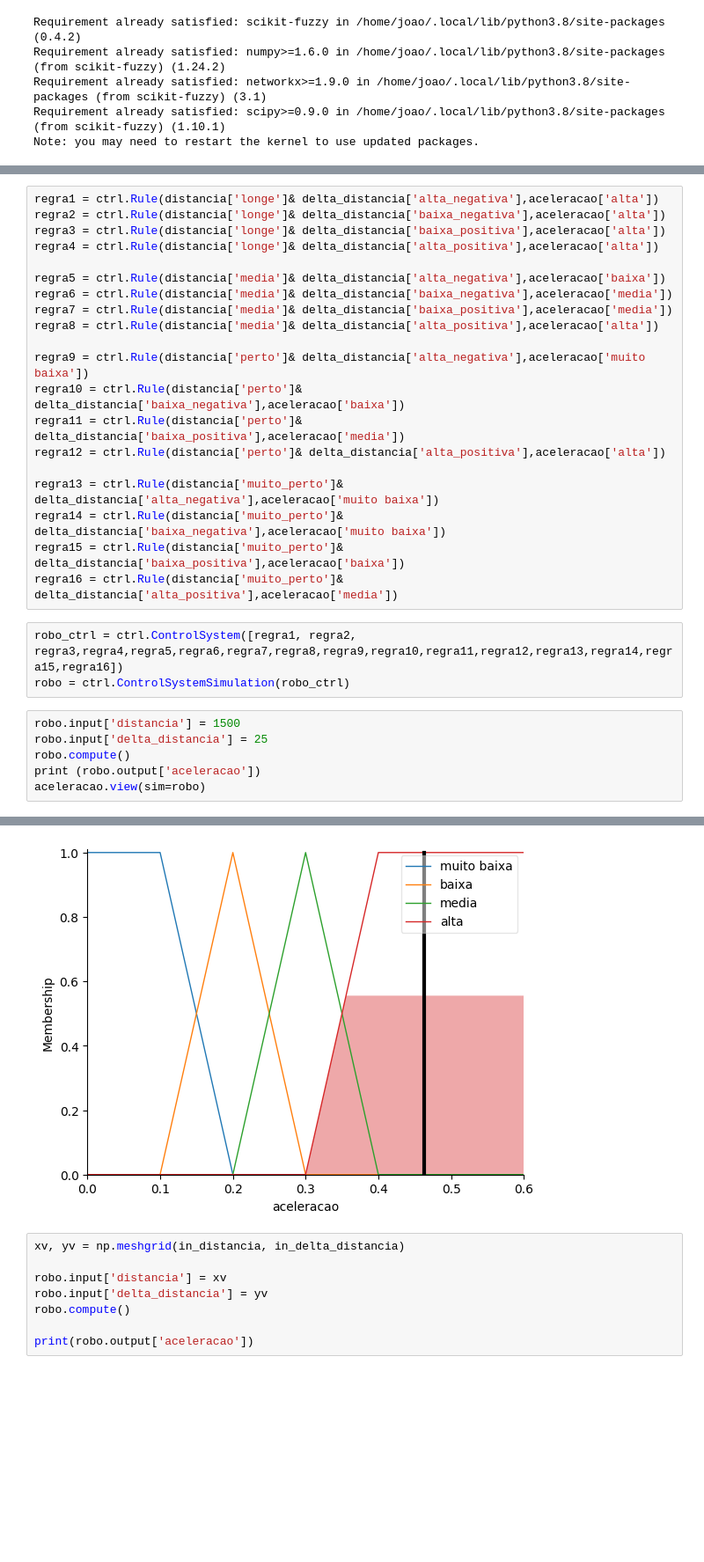
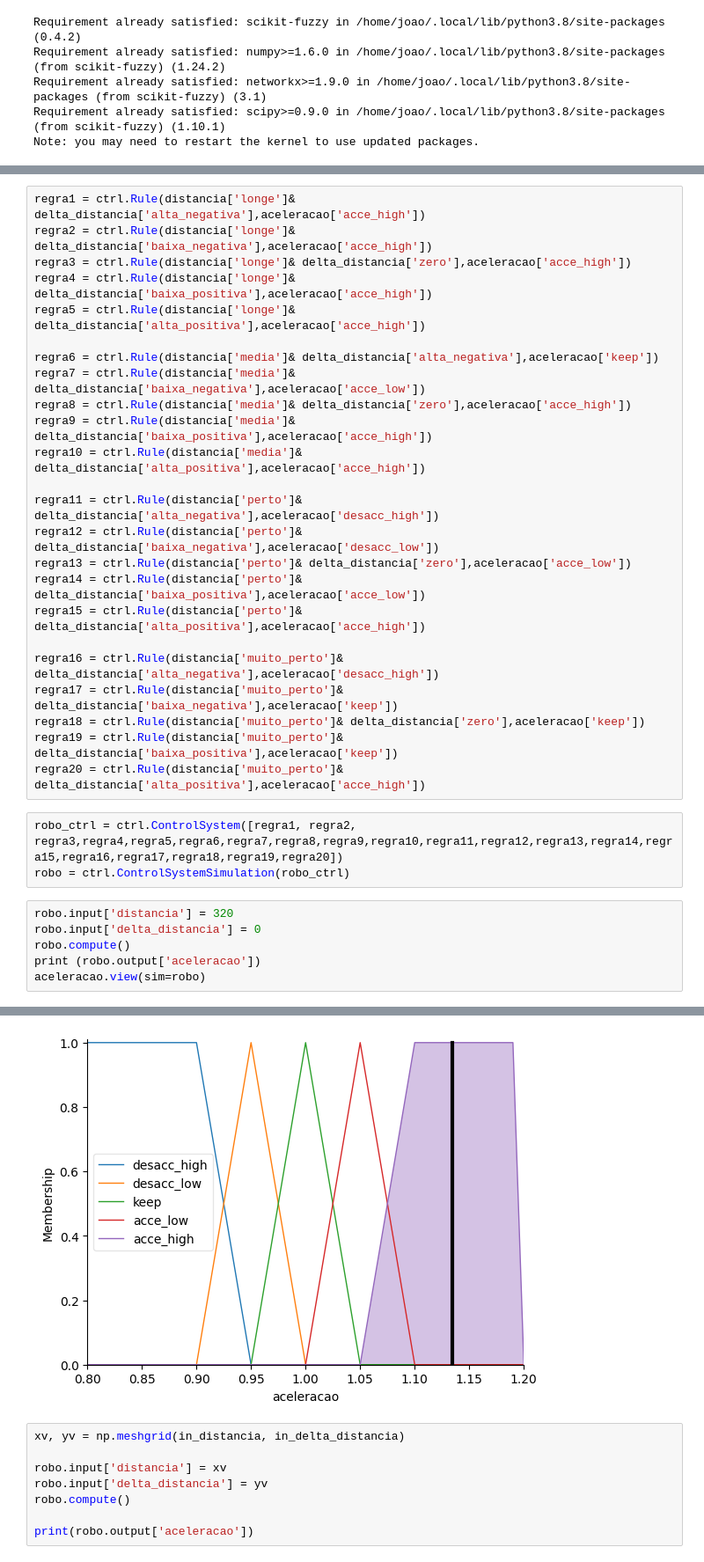
Before and after one commit to Joaohsd/vsss-fuzzylite, a Jupyter notebook: modified/MISO.ipynb, the cells around one changed output, grey strips where cells are left out. Shown at 88% size. Saved outputs shown, nothing was run; the diff lists cells and outputs as text; blank space fills up the shorter version.

Commit message:
Changed rules

```diff
--- a/modified/MISO.ipynb
+++ b/modified/MISO.ipynb
@@ -48,29 +50,33 @@ aceleracao.view()
 # %%
-regra1 = ctrl.Rule(distancia['longe']& delta_distancia['alta_negativa'],aceleracao['alta'])
-regra2 = ctrl.Rule(distancia['longe']& delta_distancia['baixa_negativa'],aceleracao['alta'])
-regra3 = ctrl.Rule(distancia['longe']& delta_distancia['baixa_positiva'],aceleracao['alta'])
-regra4 = ctrl.Rule(distancia['longe']& delta_distancia['alta_positiva'],aceleracao['alta'])
+regra1 = ctrl.Rule(distancia['longe']& delta_distancia['alta_negativa'],aceleracao['acce_high'])
+regra2 = ctrl.Rule(distancia['longe']& delta_distancia['baixa_negativa'],aceleracao['acce_high'])
+regra3 = ctrl.Rule(distancia['longe']& delta_distancia['zero'],aceleracao['acce_high'])
+regra4 = ctrl.Rule(distancia['longe']& delta_distancia['baixa_positiva'],aceleracao['acce_high'])
+regra5 = ctrl.Rule(distancia['longe']& delta_distancia['alta_positiva'],aceleracao['acce_high'])
 
-regra5 = ctrl.Rule(distancia['media']& delta_distancia['alta_negativa'],aceleracao['baixa'])
-regra6 = ctrl.Rule(distancia['media']& delta_distancia['baixa_negativa'],aceleracao['media'])
-regra7 = ctrl.Rule(distancia['media']& delta_distancia['baixa_positiva'],aceleracao['media'])
-regra8 = ctrl.Rule(distancia['media']& delta_distancia['alta_positiva'],aceleracao['alta'])
+regra6 = ctrl.Rule(distancia['media']& delta_distancia['alta_negativa'],aceleracao['keep'])
+regra7 = ctrl.Rule(distancia['media']& delta_distancia['baixa_negativa'],aceleracao['acce_low'])
+regra8 = ctrl.Rule(distancia['media']& delta_distancia['zero'],aceleracao['acce_high'])
+regra9 = ctrl.Rule(distancia['media']& delta_distancia['baixa_positiva'],aceleracao['acce_high'])
+regra10 = ctrl.Rule(distancia['media']& delta_distancia['alta_positiva'],aceleracao['acce_high'])
 
-regra9 = ctrl.Rule(distancia['perto']& delta_distancia['alta_negativa'],aceleracao['muito baixa'])
-regra10 = ctrl.Rule(distancia['perto']& delta_distancia['baixa_negativa'],aceleracao['baixa'])
-regra11 = ctrl.Rule(distancia['perto']& delta_distancia['baixa_positiva'],aceleracao['media'])
-regra12 = ctrl.Rule(distancia['perto']& delta_distancia['alta_positiva'],aceleracao['alta'])
+regra11 = ctrl.Rule(distancia['perto']& delta_distancia['alta_negativa'],aceleracao['desacc_high'])
+regra12 = ctrl.Rule(distancia['perto']& delta_distancia['baixa_negativa'],aceleracao['desacc_low'])
+regra13 = ctrl.Rule(distancia['perto']& delta_distancia['zero'],aceleracao['acce_low'])
+regra14 = ctrl.Rule(distancia['perto']& delta_distancia['baixa_positiva'],aceleracao['acce_low'])
+regra15 = ctrl.Rule(distancia['perto']& delta_distancia['alta_positiva'],aceleracao['acce_high'])
 
-regra13 = ctrl.Rule(distancia['muito_perto']& delta_distancia['alta_negativa'],aceleracao['muito baixa'])
-regra14 = ctrl.Rule(distancia['muito_perto']& delta_distancia['baixa_negativa'],aceleracao['muito baixa'])
-regra15 = ctrl.Rule(distancia['muito_perto']& delta_distancia['baixa_positiva'],aceleracao['baixa'])
-regra16 = ctrl.Rule(distancia['muito_perto']& delta_distancia['alta_positiva'],aceleracao['media'])
+regra16 = ctrl.Rule(distancia['muito_perto']& delta_distancia['alta_negativa'],aceleracao['desacc_high'])
+regra17 = ctrl.Rule(distancia['muito_perto']& delta_distancia['baixa_negativa'],aceleracao['keep'])
+regra18 = ctrl.Rule(distancia['muito_perto']& delta_distancia['zero'],aceleracao['keep'])
+regra19 = ctrl.Rule(distancia['muito_perto']& delta_distancia['baixa_positiva'],aceleracao['keep'])
+regra20 = ctrl.Rule(distancia['muito_perto']& delta_distancia['alta_positiva'],aceleracao['acce_high'])
 # %%
-robo_ctrl = ctrl.ControlSystem([regra1, regra2, regra3,regra4,regra5,regra6,regra7,regra8,regra9,regra10,regra11,regra12,regra13,regra14,regra15,regra16])
+robo_ctrl = ctrl.ControlSystem([regra1, regra2, regra3,regra4,regra5,regra6,regra7,regra8,regra9,regra10,regra11,regra12,regra13,regra14,regra15,regra16,regra17,regra18,regra19,regra20])
 robo = ctrl.ControlSystemSimulation(robo_ctrl)
 # %%
-robo.input['distancia'] = 1500
-robo.input['delta_distancia'] = 25
+robo.input['distancia'] = 320
+robo.input['delta_distancia'] = 0
 robo.compute()
 print (robo.output['aceleracao'])
 aceleracao.view(sim=robo)
@@ -79,4 +85,4 @@ aceleracao.view(sim=robo)
-[figure, old version]
+[figure, new version]
 # %%
 xv, yv = np.meshgrid(in_distancia, in_delta_distancia)
 
```
Also changed, not shown: parts of 3 cells of this notebook.
